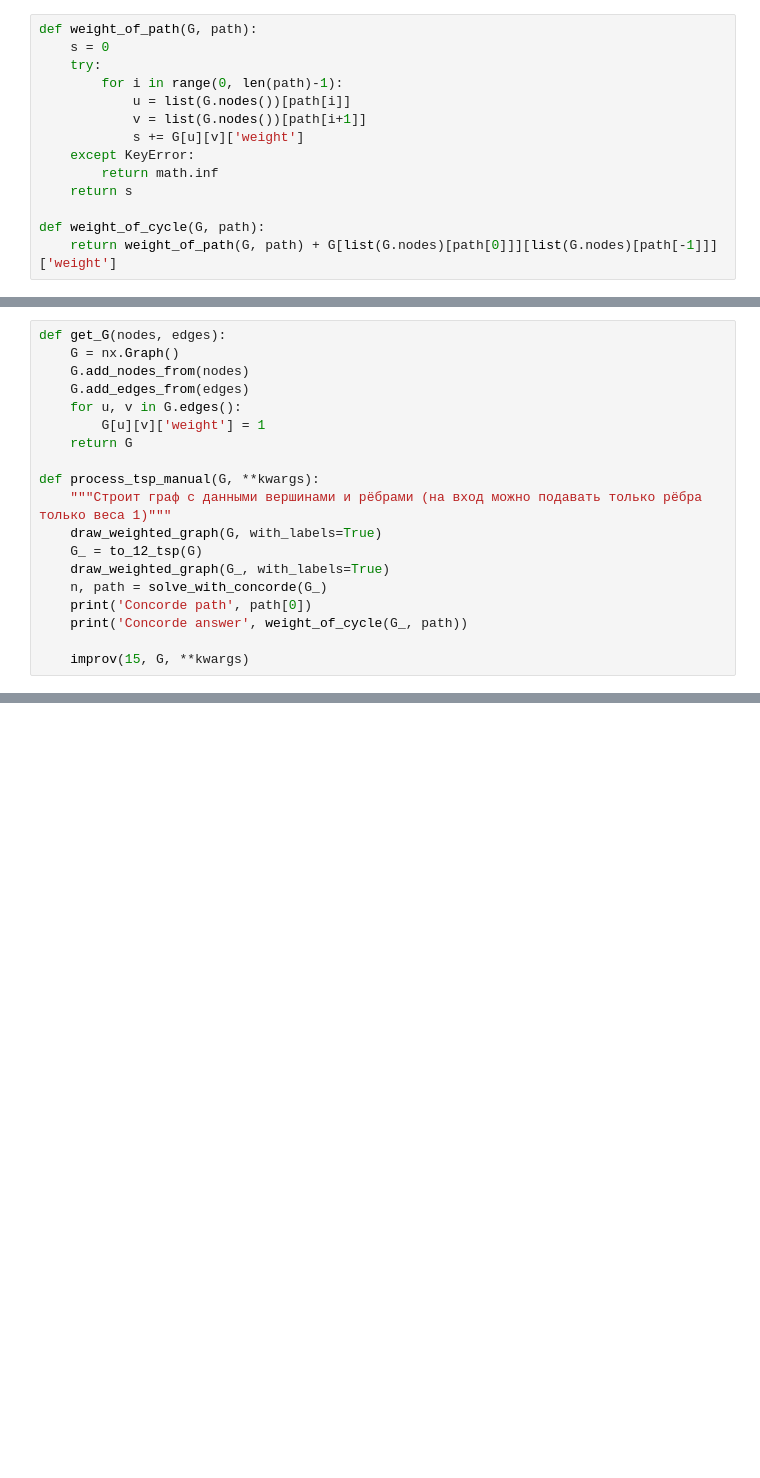
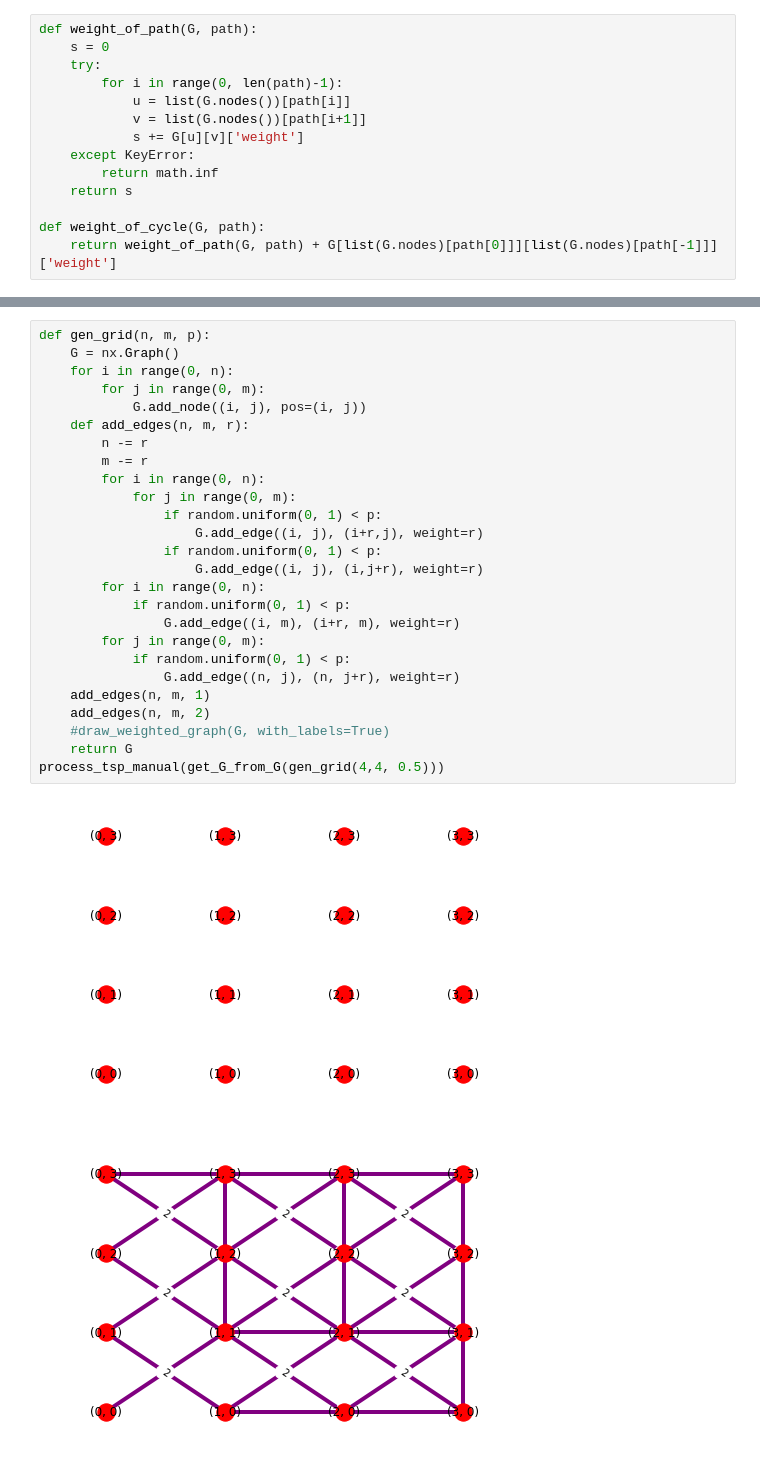
Before and after one commit to Wiki-fan/MIPT-all, a Jupyter notebook: Untitled.ipynb, the cells around one changed output, grey strips where cells are left out. Drawn from its saved outputs; the diff is of its cells as text; blank space fills up the shorter version.

```diff
--- a/Untitled.ipynb
+++ b/Untitled.ipynb
@@ -200,19 +234,0 @@ def improv(k, G, draw=False):
-# %%
-def get_G(nodes, edges):
-    G = nx.Graph()
-    G.add_nodes_from(nodes)
-    G.add_edges_from(edges)
-    for u, v in G.edges():
-        G[u][v]['weight'] = 1
-    return G
-
-def process_tsp_manual(G, **kwargs):
-    """Строит граф с данными вершинами и рёбрами (на вход можно подавать только рёбра только веса 1)"""
-    draw_weighted_graph(G, with_labels=True)
-    G_ = to_12_tsp(G)
-    draw_weighted_graph(G_, with_labels=True)
-    n, path = solve_with_concorde(G_)
-    print('Concorde path', path[0])
-    print('Concorde answer', weight_of_cycle(G_, path))
-
-    improv(15, G, **kwargs)
@@ -332,0 +413,29 @@ LOG Changing A: 5 8 0
+# %%
+def gen_grid(n, m, p):
+    G = nx.Graph()
+    for i in range(0, n):
+        for j in range(0, m):
+            G.add_node((i, j), pos=(i, j))
+    def add_edges(n, m, r):
+        n -= r
+        m -= r
+        for i in range(0, n):
+            for j in range(0, m):
+                if random.uniform(0, 1) < p:
+                    G.add_edge((i, j), (i+r,j), weight=r)
+                if random.uniform(0, 1) < p:
+                    G.add_edge((i, j), (i,j+r), weight=r)
+        for i in range(0, n):
+            if random.uniform(0, 1) < p:
+                G.add_edge((i, m), (i+r, m), weight=r)
+        for j in range(0, m):
+            if random.uniform(0, 1) < p:
+                G.add_edge((n, j), (n, j+r), weight=r)
+    add_edges(n, m, 1)
+    add_edges(n, m, 2)
+    #draw_weighted_graph(G, with_labels=True)
+    return G
+process_tsp_manual(get_G_from_G(gen_grid(4,4, 0.5)))
+# %% [output]
+[figure, added]
+[figure, added]
```
Also changed, not shown: parts of 11 cells of this notebook, 1 other file.
